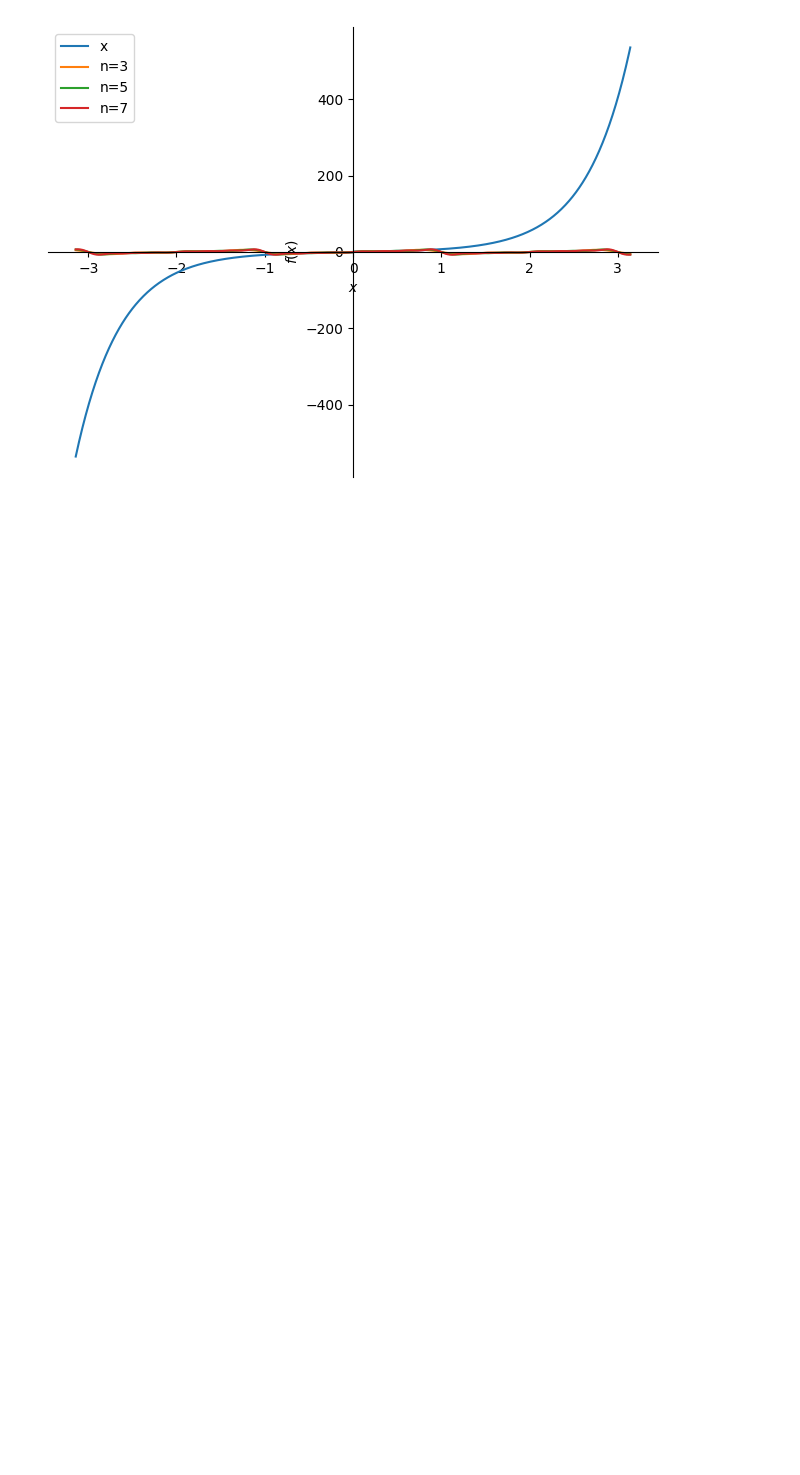
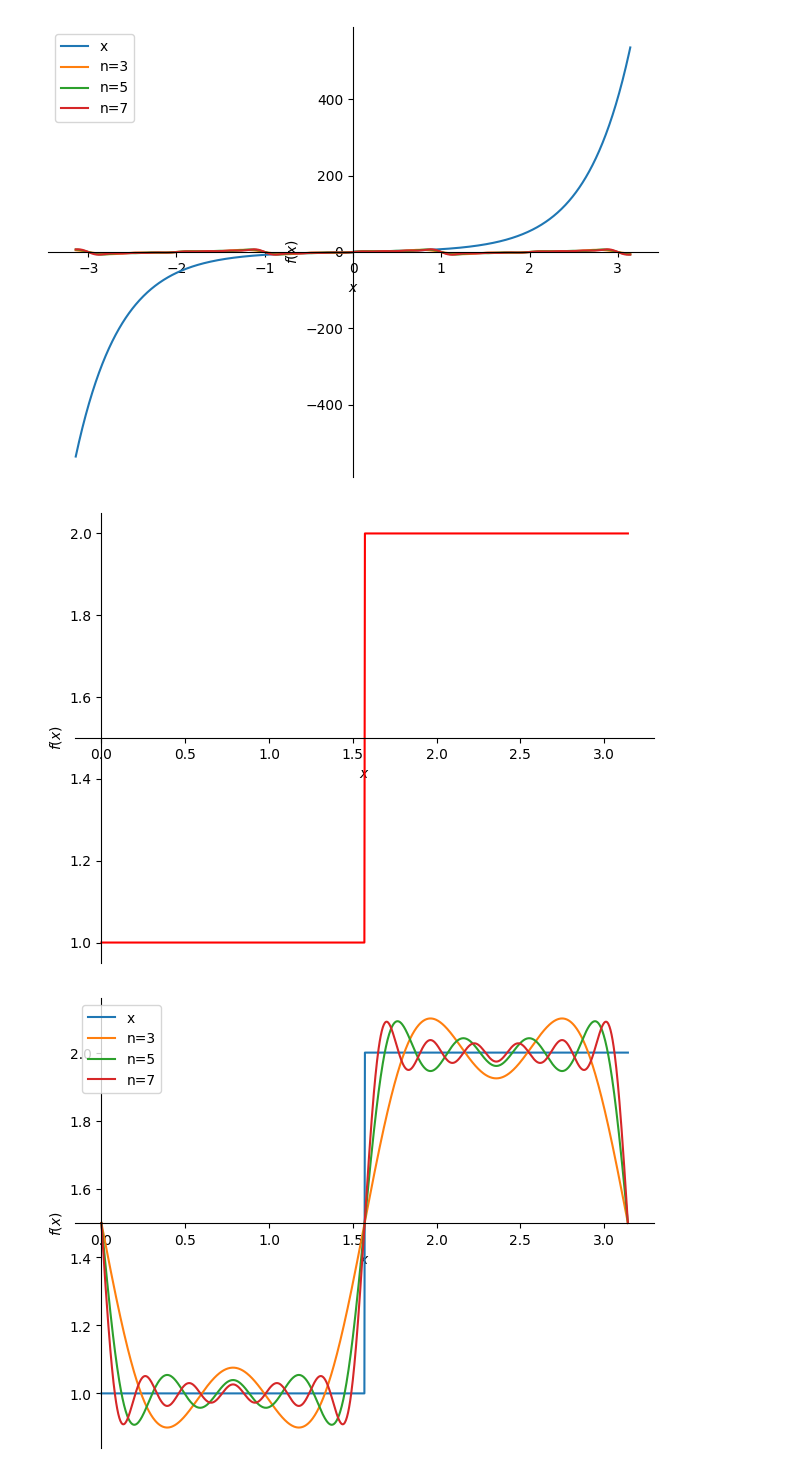
Before and after one commit to jess22jess/EDP, a Jupyter notebook: Notebooks/Fourier_sympy.ipynb, the cells around one changed output. Cells and saved outputs as stored; diff of their text form; code cells hidden in the pictures; blank space fills up the shorter version.

```diff
--- a/Notebooks/Fourier_sympy.ipynb
+++ b/Notebooks/Fourier_sympy.ipynb
@@ -161,22 +161,22 @@ p.show()
 # %%
 from sympy import fourier_series, pi, plot, Piecewise
 from sympy.abc import x
 f=Piecewise(
-    (0, x < -2),
-    (x+2,(x >= -2) & (x < 0)),
-    (0,(x<=2)))
-y=Piecewise(
-    (0,f)
+    (1, (0<=x)& ( x<=pi/2 )),
+    (2,(x >= pi/2) & (x <= pi)),
 )
-plot(f, (x,-2,2),line_color ='red')
-s = fourier_series(f, (x, -2, 2))
+plot(f, (x,0,pi),line_color ='red')
+s = fourier_series(f, (x, 0, pi))
 s1 = s.truncate(n = 3)
 s2 = s.truncate(n = 5)
 s3 = s.truncate(n = 7)
-p = plot(f, s1, s2, s3, (x, -pi, pi), show=False, legend=True)
+p = plot(f, s1, s2, s3, (x, 0, pi), show=False, legend=True)
 s
 p[0].label = 'x'
 p[1].label = 'n=3'
 p[2].label = 'n=5'
 p[3].label = 'n=7'
 p.show()
+# %% [output]
+[figure, added]
+[figure, added]
```
Also changed, not shown: parts of 1 cell of this notebook.
